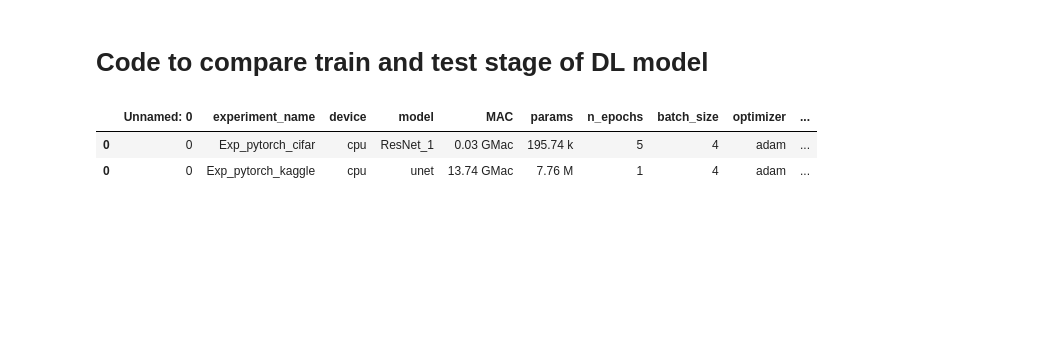
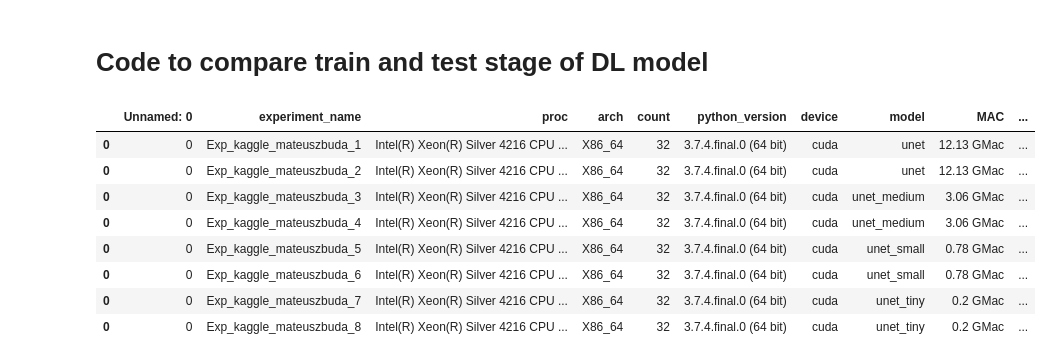
Before and after one commit to neurodatascience/watts_up_compute, a Jupyter notebook: notebooks/6_compare_DL_stages.ipynb, the cells around one changed output. Drawn from its saved outputs; the diff is of its cells as text; code cells hidden in the pictures; blank space fills up the shorter version.

```diff
--- a/notebooks/6_compare_DL_stages.ipynb
+++ b/notebooks/6_compare_DL_stages.ipynb
@@ -14,39 +15,48 @@ from lib.io_utils import *
 # %%
 project_dir = '../'
 ml_dir = '{}ml/'.format(project_dir)
-results_dir = '{}results/'.format(project_dir)
+results_dir = '{}results/Exp_kaggle/'.format(project_dir)
 # %%
-experiment_names = ['Exp_pytorch_cifar','Exp_pytorch_kaggle']
-devices = ['cpu']
+# experiment_names = ['Exp_pytorch_cifar','Exp_kaggle_mateuszbuda','Exp_kaggle_mateuszbuda_pruned']
+exp_idx = range(1,9)
+experiment_names = ['Exp_kaggle_mateuszbuda_{}'.format(i) for i in exp_idx] #['Exp_kaggle_mateuszbuda','Exp_kaggle_mateuszbuda_pruned']
+
+devices = ['cuda']
 
 jcols = ['experiment_name','device','tag','duration','package_total','dram_total','nvidia_total','process_total']
 exp_config_df_concat = pd.DataFrame()
 epoch_df_concat = pd.DataFrame()
 joules_df_concat = pd.DataFrame()
 for exp_name in experiment_names:
     for device in devices:
         exp_config_csv = '{}{}/{}/experiment_config.csv'.format(results_dir,exp_name,device)
         epoch_csv = '{}{}/{}/epoch.csv'.format(results_dir,exp_name,device)
         joules_csv = '{}{}/{}/joules.csv'.format(results_dir,exp_name,device)
 
         exp_config_df = pd.read_csv(exp_config_csv)
         exp_config_df_concat = exp_config_df_concat.append(exp_config_df)
 
         epoch_df = pd.read_csv(epoch_csv)
         epoch_df['experiment_name'] = exp_name
         epoch_df['device'] = device
         epoch_df_concat = epoch_df_concat.append(epoch_df)
 
 
         joules_df = read_joules(joules_csv,device)
         joules_df['experiment_name'] = exp_name
         joules_df_concat = joules_df_concat.append(joules_df[jcols])
 
 
-exp_config_df_concat.head()
+exp_config_df_concat
 # %% [output]
-|  | Unnamed: 0 | experiment_name | device | model | MAC | params | n_epochs | batch_size | optimizer | ... |
-| 0 | 0 | Exp_pytorch_cifar | cpu | ResNet_1 | 0.03 GMac | 195.74 k | 5 | 4 | adam | ... |
-| 0 | 0 | Exp_pytorch_kaggle | cpu | unet | 13.74 GMac | 7.76 M | 1 | 4 | adam | ... |
+|  | Unnamed: 0 | experiment_name | proc | arch | count | python_version | device | model | MAC | ... |
+| 0 | 0 | Exp_kaggle_mateuszbuda_1 | Intel(R) Xeon(R) Silver 4216 CPU ... | X86_64 | 32 | 3.7.4.final.0 (64 bit) | cuda | unet | 12.13 GMac | ... |
+| 0 | 0 | Exp_kaggle_mateuszbuda_2 | Intel(R) Xeon(R) Silver 4216 CPU ... | X86_64 | 32 | 3.7.4.final.0 (64 bit) | cuda | unet | 12.13 GMac | ... |
+| 0 | 0 | Exp_kaggle_mateuszbuda_3 | Intel(R) Xeon(R) Silver 4216 CPU ... | X86_64 | 32 | 3.7.4.final.0 (64 bit) | cuda | unet_medium | 3.06 GMac | ... |
+| 0 | 0 | Exp_kaggle_mateuszbuda_4 | Intel(R) Xeon(R) Silver 4216 CPU ... | X86_64 | 32 | 3.7.4.final.0 (64 bit) | cuda | unet_medium | 3.06 GMac | ... |
+| 0 | 0 | Exp_kaggle_mateuszbuda_5 | Intel(R) Xeon(R) Silver 4216 CPU ... | X86_64 | 32 | 3.7.4.final.0 (64 bit) | cuda | unet_small | 0.78 GMac | ... |
+| 0 | 0 | Exp_kaggle_mateuszbuda_6 | Intel(R) Xeon(R) Silver 4216 CPU ... | X86_64 | 32 | 3.7.4.final.0 (64 bit) | cuda | unet_small | 0.78 GMac | ... |
+| 0 | 0 | Exp_kaggle_mateuszbuda_7 | Intel(R) Xeon(R) Silver 4216 CPU ... | X86_64 | 32 | 3.7.4.final.0 (64 bit) | cuda | unet_tiny | 0.2 GMac | ... |
+| 0 | 0 | Exp_kaggle_mateuszbuda_8 | Intel(R) Xeon(R) Silver 4216 CPU ... | X86_64 | 32 | 3.7.4.final.0 (64 bit) | cuda | unet_tiny | 0.2 GMac | ... |
 # %%
 plot_df = joules_df_concat.copy()
```
Also changed, not shown: parts of 4 cells of this notebook, 2 other files.
